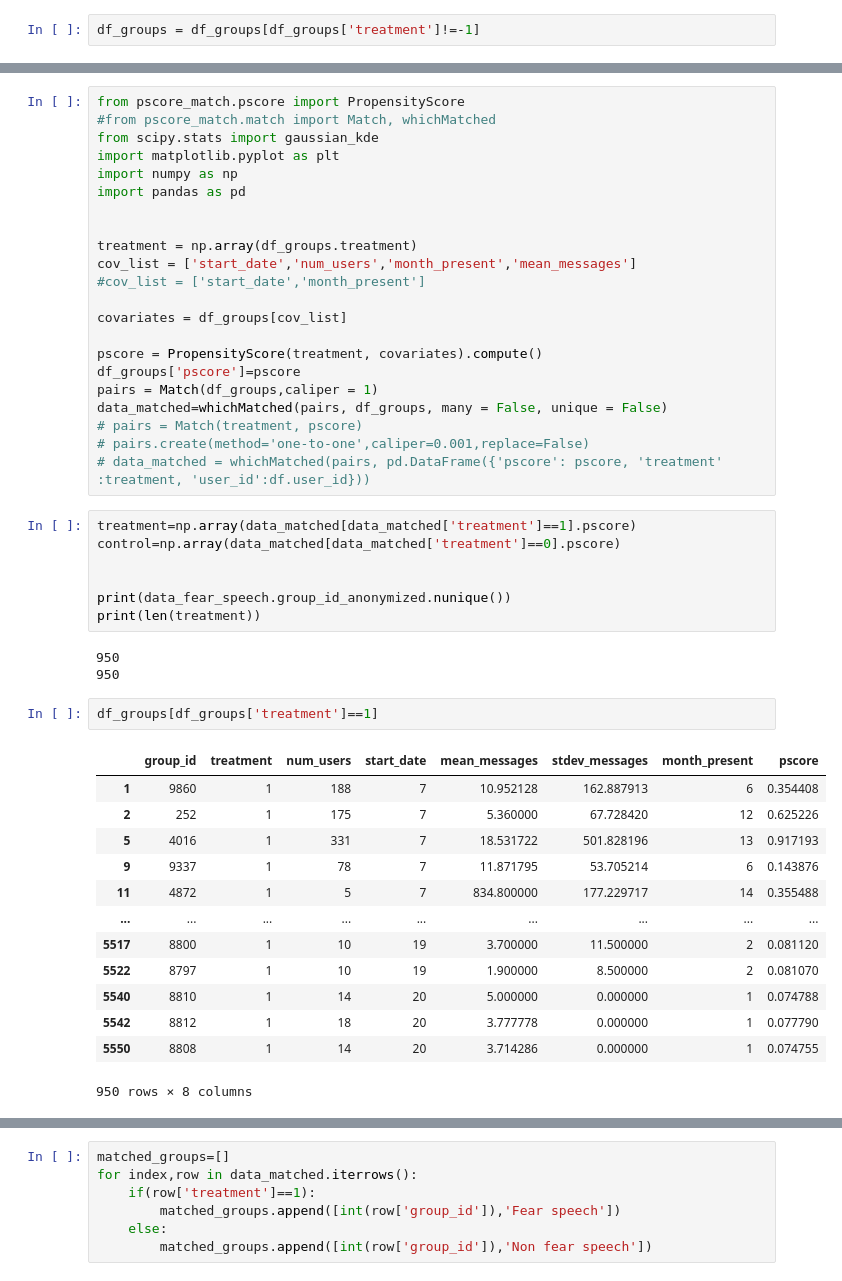
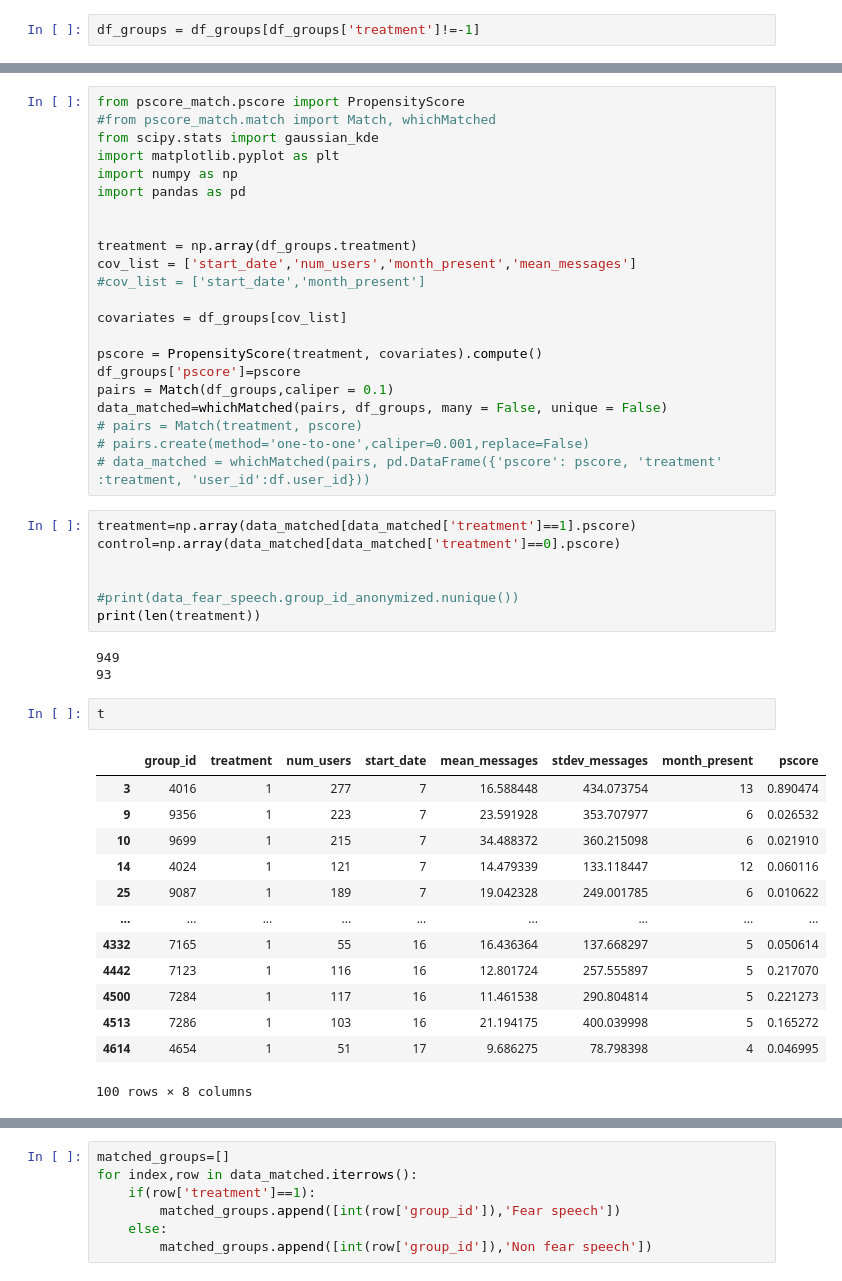
Before and after one commit to hate-alert/Fear-speech-analysis, a Jupyter notebook: Matching_codes.ipynb, the cells around one changed output, grey strips where cells are left out. Drawn from its saved outputs; the diff is of its cells as text.

```diff
--- a/Matching_codes.ipynb
+++ b/Matching_codes.ipynb
@@ -330,7 +334,7 @@ covariates = df_groups[cov_list]
 
 pscore = PropensityScore(treatment, covariates).compute()
 df_groups['pscore']=pscore
-pairs = Match(df_groups,caliper = 1)
+pairs = Match(df_groups,caliper = 0.1)
 data_matched=whichMatched(pairs, df_groups, many = False, unique = False)
 # pairs = Match(treatment, pscore)
 # pairs.create(method='one-to-one',caliper=0.001,replace=False)
@@ -340,27 +344,27 @@ treatment=np.array(data_matched[data_matched['treatment']==1].pscore)
 control=np.array(data_matched[data_matched['treatment']==0].pscore)
 
 
-print(data_fear_speech.group_id_anonymized.nunique())
+#print(data_fear_speech.group_id_anonymized.nunique())
 print(len(treatment))
 # %% [output]
-950
-950
+949
+93
-# %%
-df_groups[df_groups['treatment']==1]
-# %% [output]
-|  | group_id | treatment | num_users | start_date | mean_messages | stdev_messages | month_present | pscore |
-| 1 | 9860 | 1 | 188 | 7 | 10.952128 | 162.887913 | 6 | 0.354408 |
-| 2 | 252 | 1 | 175 | 7 | 5.360000 | 67.728420 | 12 | 0.625226 |
-| 5 | 4016 | 1 | 331 | 7 | 18.531722 | 501.828196 | 13 | 0.917193 |
-| 9 | 9337 | 1 | 78 | 7 | 11.871795 | 53.705214 | 6 | 0.143876 |
-| 11 | 4872 | 1 | 5 | 7 | 834.800000 | 177.229717 | 14 | 0.355488 |
-| ... | ... | ... | ... | ... | ... | ... | ... | ... |
-| 5517 | 8800 | 1 | 10 | 19 | 3.700000 | 11.500000 | 2 | 0.081120 |
-| 5522 | 8797 | 1 | 10 | 19 | 1.900000 | 8.500000 | 2 | 0.081070 |
-| 5540 | 8810 | 1 | 14 | 20 | 5.000000 | 0.000000 | 1 | 0.074788 |
-| 5542 | 8812 | 1 | 18 | 20 | 3.777778 | 0.000000 | 1 | 0.077790 |
-| 5550 | 8808 | 1 | 14 | 20 | 3.714286 | 0.000000 | 1 | 0.074755 |
-950 rows × 8 columns
+# %%
+t
+# %% [output]
+|  | group_id | treatment | num_users | start_date | mean_messages | stdev_messages | month_present | pscore |
+| 3 | 4016 | 1 | 277 | 7 | 16.588448 | 434.073754 | 13 | 0.890474 |
+| 9 | 9356 | 1 | 223 | 7 | 23.591928 | 353.707977 | 6 | 0.026532 |
+| 10 | 9699 | 1 | 215 | 7 | 34.488372 | 360.215098 | 6 | 0.021910 |
+| 14 | 4024 | 1 | 121 | 7 | 14.479339 | 133.118447 | 12 | 0.060116 |
+| 25 | 9087 | 1 | 189 | 7 | 19.042328 | 249.001785 | 6 | 0.010622 |
+| ... | ... | ... | ... | ... | ... | ... | ... | ... |
+| 4332 | 7165 | 1 | 55 | 16 | 16.436364 | 137.668297 | 5 | 0.050614 |
+| 4442 | 7123 | 1 | 116 | 16 | 12.801724 | 257.555897 | 5 | 0.217070 |
+| 4500 | 7284 | 1 | 117 | 16 | 11.461538 | 290.804814 | 5 | 0.221273 |
+| 4513 | 7286 | 1 | 103 | 16 | 21.194175 | 400.039998 | 5 | 0.165272 |
+| 4614 | 4654 | 1 | 51 | 17 | 9.686275 | 78.798398 | 4 | 0.046995 |
+100 rows × 8 columns
 # %%
 from scipy.stats import pearsonr
 # seed random number generator
```
Also changed, not shown: parts of 12 cells of this notebook, 8 other files.
